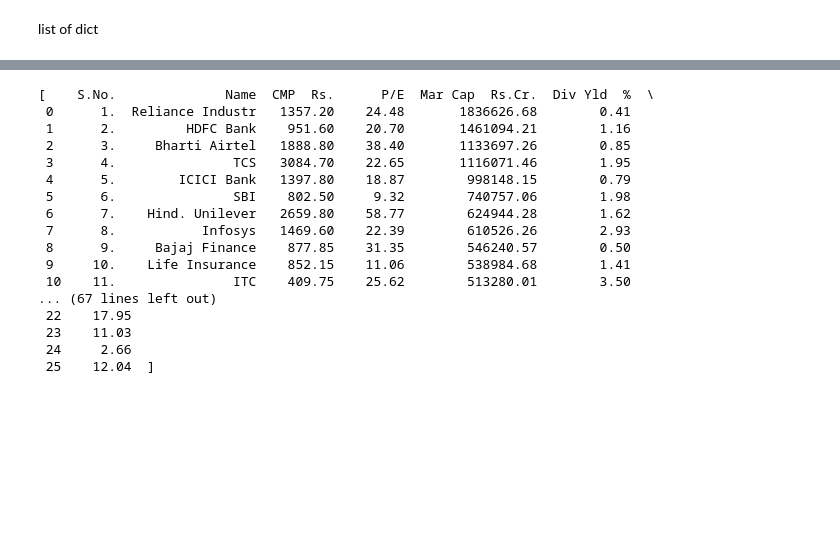
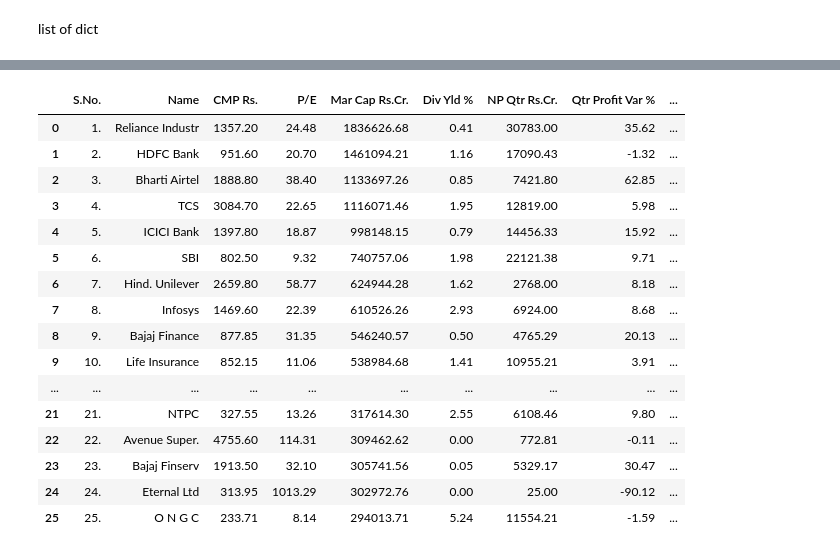
Before and after one commit to sunilsala88/batch33, a Jupyter notebook: 10_data_analysis/pandas1.ipynb, the cells around one changed output, grey strips where cells are left out. Drawn from its saved outputs; the diff is of its cells as text; code cells hidden in the pictures; blank space fills up the shorter version.

```diff
--- a/10_data_analysis/pandas1.ipynb
+++ b/10_data_analysis/pandas1.ipynb
@@ -51,23 +65,24 @@ exel_data
 # %%
 link='https://www.screener.in/screens/281185/nifty-50/'
 url = 'https://en.wikipedia.org/wiki/NIFTY_50'
 data=pd.read_html(link)
+data=data[0]
 data
 # %% [output]
-[    S.No.              Name  CMP  Rs.      P/E  Mar Cap  Rs.Cr.  Div Yld  %  \
- 0      1.  Reliance Industr   1357.20    24.48       1836626.68        0.41
- 1      2.         HDFC Bank    951.60    20.70       1461094.21        1.16
- 2      3.     Bharti Airtel   1888.80    38.40       1133697.26        0.85
- 3      4.               TCS   3084.70    22.65       1116071.46        1.95
- 4      5.        ICICI Bank   1397.80    18.87        998148.15        0.79
- 5      6.               SBI    802.50     9.32        740757.06        1.98
- 6      7.    Hind. Unilever   2659.80    58.77        624944.28        1.62
- 7      8.           Infosys   1469.60    22.39        610526.26        2.93
- 8      9.     Bajaj Finance    877.85    31.35        546240.57        0.50
- 9     10.    Life Insurance    852.15    11.06        538984.68        1.41
- 10    11.               ITC    409.75    25.62        513280.01        3.50
-... (67 lines left out)
- 22    17.95
- 23    11.03
- 24     2.66
- 25    12.04  ]
+|  | S.No. | Name | CMP Rs. | P/E | Mar Cap Rs.Cr. | Div Yld % | NP Qtr Rs.Cr. | Qtr Profit Var % | ... |
+| 0 | 1. | Reliance Industr | 1357.20 | 24.48 | 1836626.68 | 0.41 | 30783.00 | 35.62 | ... |
+| 1 | 2. | HDFC Bank | 951.60 | 20.70 | 1461094.21 | 1.16 | 17090.43 | -1.32 | ... |
+| 2 | 3. | Bharti Airtel | 1888.80 | 38.40 | 1133697.26 | 0.85 | 7421.80 | 62.85 | ... |
+| 3 | 4. | TCS | 3084.70 | 22.65 | 1116071.46 | 1.95 | 12819.00 | 5.98 | ... |
+| 4 | 5. | ICICI Bank | 1397.80 | 18.87 | 998148.15 | 0.79 | 14456.33 | 15.92 | ... |
+| 5 | 6. | SBI | 802.50 | 9.32 | 740757.06 | 1.98 | 22121.38 | 9.71 | ... |
+| 6 | 7. | Hind. Unilever | 2659.80 | 58.77 | 624944.28 | 1.62 | 2768.00 | 8.18 | ... |
+| 7 | 8. | Infosys | 1469.60 | 22.39 | 610526.26 | 2.93 | 6924.00 | 8.68 | ... |
+| 8 | 9. | Bajaj Finance | 877.85 | 31.35 | 546240.57 | 0.50 | 4765.29 | 20.13 | ... |
+| 9 | 10. | Life Insurance | 852.15 | 11.06 | 538984.68 | 1.41 | 10955.21 | 3.91 | ... |
+| ... | ... | ... | ... | ... | ... | ... | ... | ... | ... |
+| 21 | 21. | NTPC | 327.55 | 13.26 | 317614.30 | 2.55 | 6108.46 | 9.80 | ... |
+| 22 | 22. | Avenue Super. | 4755.60 | 114.31 | 309462.62 | 0.00 | 772.81 | -0.11 | ... |
+| 23 | 23. | Bajaj Finserv | 1913.50 | 32.10 | 305741.56 | 0.05 | 5329.17 | 30.47 | ... |
+| 24 | 24. | Eternal Ltd | 313.95 | 1013.29 | 302972.76 | 0.00 | 25.00 | -90.12 | ... |
+| 25 | 25. | O N G C | 233.71 | 8.14 | 294013.71 | 5.24 | 11554.21 | -1.59 | ... |
```
Also changed, not shown: parts of 6 cells of this notebook.
